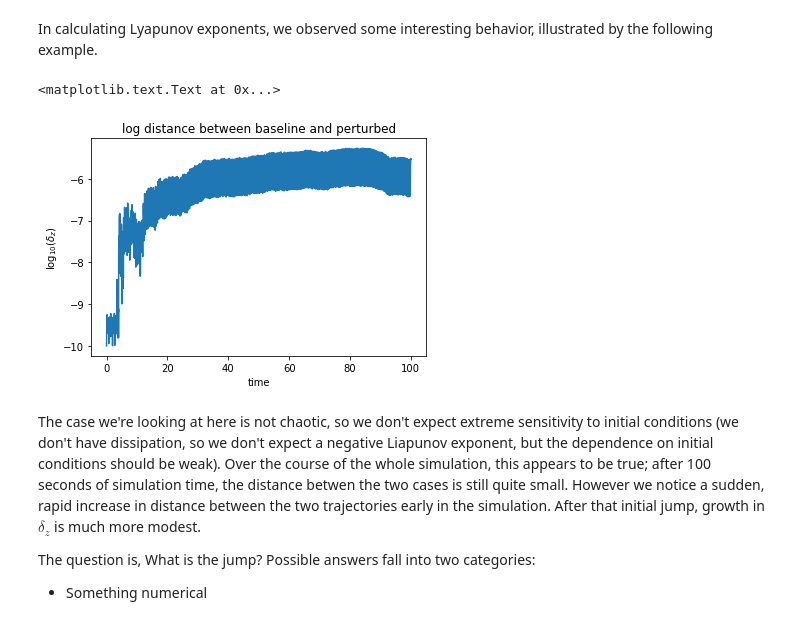
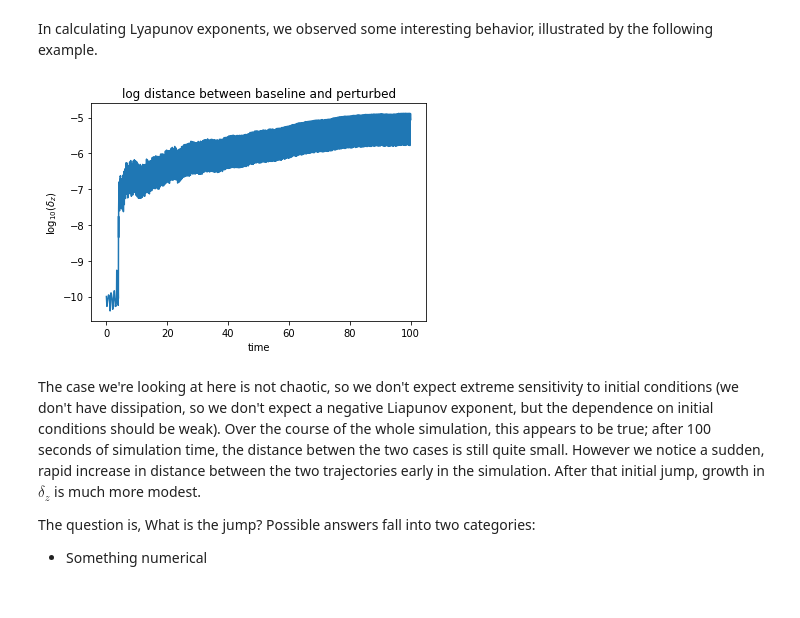
Before and after one commit to tachycline/multipendulum, a Jupyter notebook: Understanding the jump.ipynb, the cells around one changed output. Drawn from its saved outputs; the diff is of its cells as text; code cells hidden in the pictures.

```diff
--- a/Understanding the jump.ipynb
+++ b/Understanding the jump.ipynb
@@ -17,22 +17,22 @@ In calculating Lyapunov exponents, we observed some interesting behavior, illust
 # %%
 baseline = mp.MultiPendulum(2)
 baseline.set_initial_conditions((0.085,-0.075), (0,0), degrees=False, eigenmodes=False)
-baseline.integrate()
+baseline.integrate_kane()
 
 modetwo = mp.MultiPendulum(2)
-modetwo.set_initial_conditions((0.085,-0.075+1.0e-10), (0.0,0.0), degrees=False, eigenmodes=False)
-modetwo.integrate()
+modetwo.set_initial_conditions((0.085,-0.075), (0.0,0.0), degrees=False, eigenmodes=False)
+modetwo.perturb(1.0e-10)
+modetwo.integrate_kane()
 
 deltazvec = baseline.timeseries - modetwo.timeseries
 deltaz = np.sqrt(np.sum(deltazvec**2, axis=1))
 
 plt.plot(baseline.times, np.log10(deltaz))
 plt.xlabel("time")
 plt.ylabel(r"$\log_{10}(\delta_z)$")
-plt.title("log distance between baseline and perturbed")
+plt.title("log distance between baseline and perturbed");
 # %% [output]
-<matplotlib.text.Text at 0x...>
-[figure, old version]
+[figure, new version]
 # %% [markdown]
 The case we're looking at here is not chaotic, so we don't expect extreme sensitivity to initial conditions (we don't have dissipation, so we don't expect a negative Liapunov exponent, but the dependence on initial conditions should be weak). Over the course of the whole simulation, this appears to be true; after 100 seconds of simulation time, the distance betwen the two cases is still quite small. However we notice a sudden, rapid increase in distance between the two trajectories early in the simulation. After that initial jump, growth in $\delta_z$ is much more modest.
 
```
Also changed, not shown: parts of 34 cells of this notebook.
